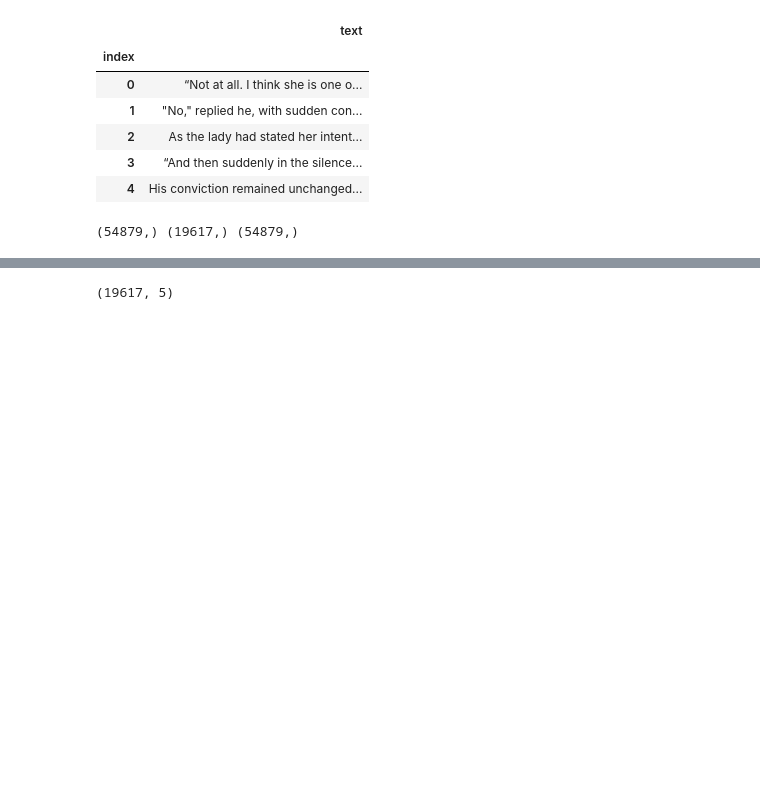
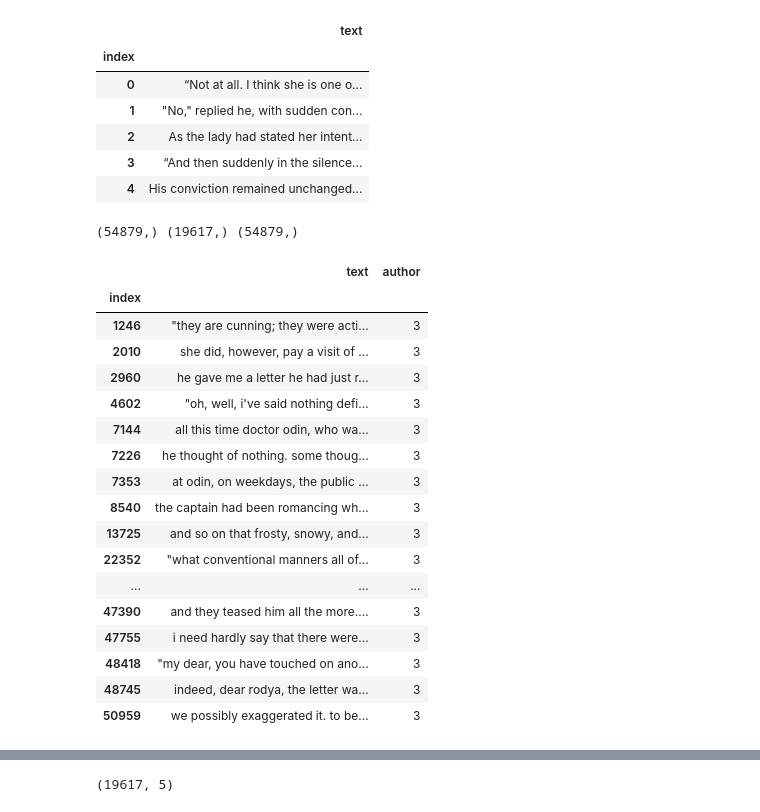
Before and after one commit to cksgnlcjswo/dku_dacon, a Jupyter notebook: 기말대회/attention.ipynb, the cells around one changed output, grey strips where cells are left out. Drawn from its saved outputs; the diff is of its cells as text; code cells hidden in the pictures; blank space fills up the shorter version.

```diff
--- a/기말대회/attention.ipynb
+++ b/기말대회/attention.ipynb
@@ -173,6 +173,28 @@ y = train['author'].values
 print(X_train.shape, X_test.shape, y.shape)
 # %% [output]
 (54879,) (19617,) (54879,)
+# %%
+tmp=train['author']==3
+train[train['text'].str.contains("sunday") & tmp]
+# %% [output]
+|  | text | author |
+| index |  |  |
+| 1246 | "they are cunning; they were acti... | 3 |
+| 2010 | she did, however, pay a visit of ... | 3 |
+| 2960 | he gave me a letter he had just r... | 3 |
+| 4602 | "oh, well, i've said nothing defi... | 3 |
+| 7144 | all this time doctor odin, who wa... | 3 |
+| 7226 | he thought of nothing. some thoug... | 3 |
+| 7353 | at odin, on weekdays, the public ... | 3 |
+| 8540 | the captain had been romancing wh... | 3 |
+| 13725 | and so on that frosty, snowy, and... | 3 |
+| 22352 | "what conventional manners all of... | 3 |
+| ... | ... | ... |
+| 47390 | and they teased him all the more.... | 3 |
+| 47755 | i need hardly say that there were... | 3 |
+| 48418 | "my dear, you have touched on ano... | 3 |
+| 48745 | indeed, dear rodya, the letter wa... | 3 |
+| 50959 | we possibly exaggerated it. to be... | 3 |
 # %%
 train['text'] = train['text'].str.replace('\?',' quesmark ')
 train['text'] = train['text'].str.replace('\!',' exclmark ')
```
Also changed, not shown: parts of 15 cells of this notebook.
